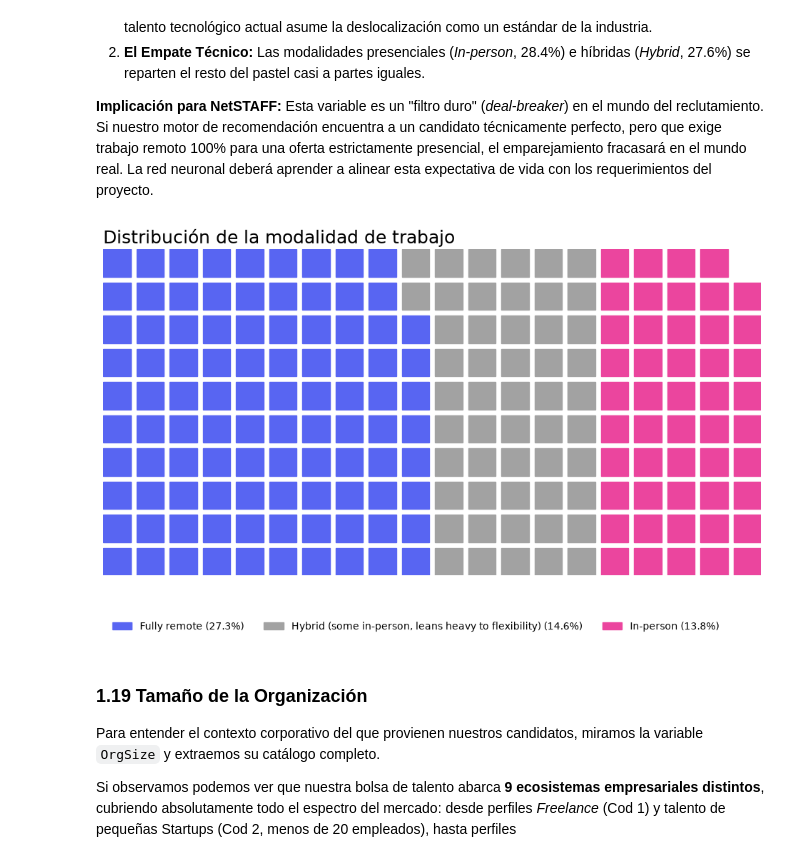
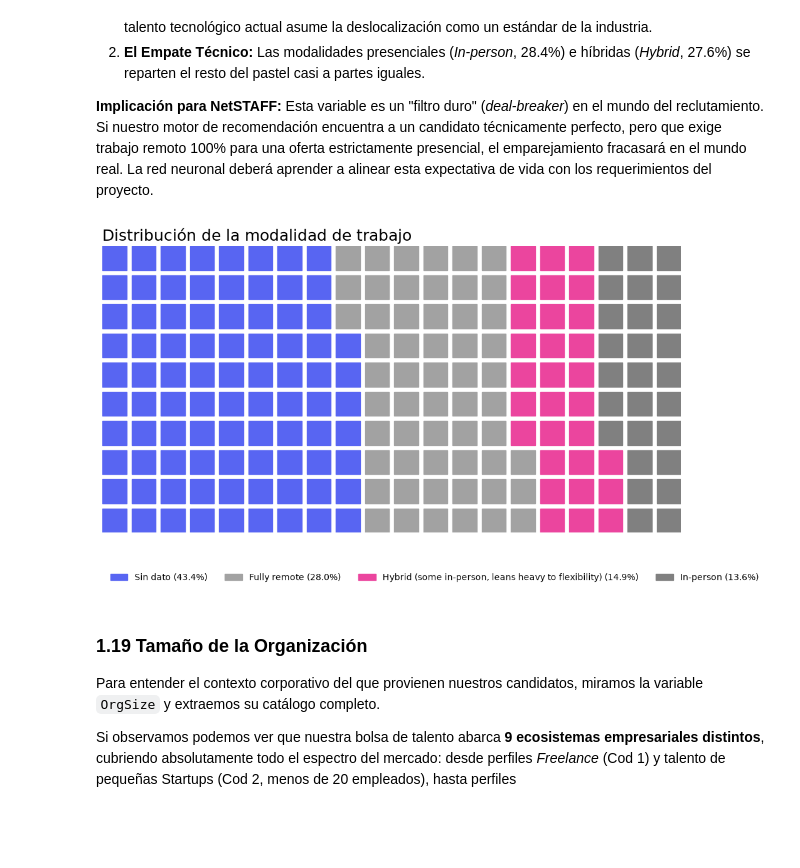
Before and after one commit to Miguel-Angel-SM-Camacho/tfm-miguel-angel, a Jupyter notebook: notebooks/HARD SKILLS/01_EDA_Limpieza_HARD_SKILLS.ipynb, the cells around one changed output. Cells and saved outputs as stored; diff of their text form; code cells hidden in the pictures; blank space fills up the shorter version.

```diff
--- a/notebooks/HARD SKILLS/01_EDA_Limpieza_HARD_SKILLS.ipynb
+++ b/notebooks/HARD SKILLS/01_EDA_Limpieza_HARD_SKILLS.ipynb
@@ -87,7 +87,10 @@ set_config(transform_output="pandas")
 La encuesta original de Stack Overflow contiene decenas de columnas. Para evitar importar ruido, filtramos y cargamos únicamente las **22 variables** que tienen un impacto para nuestro problema actual (como tecnologías, nivel educativo, experiencia y salario).
 Además, aplicamos una primera corrección de negocio, convirtiendo cadenas de texto de respuesta (como *'Less than 1 year'*) a valores numéricos puros para poder operarlos matemáticamente.
 # %%
-#Datos 2025
+df_full_check = pd.read_csv(config.RAW_DATA_PATH_2025, index_col='ResponseId')
+duplicados_reales_idx = df_full_check[df_full_check.duplicated(keep='first')].index
+print(f"Duplicados reales detectados (dataset completo): {len(duplicados_reales_idx)}")
+
 cols_interes = [
     'ResponseId','DevType',
     'WorkExp', 'YearsCode', 'EdLevel', 'ICorPM',
@@ -100,6 +103,7 @@ cols_interes = [
 ]
 
 df_hardskills = pd.read_csv(config.RAW_DATA_PATH_2025, usecols=cols_interes, index_col='ResponseId')
+df_hardskills = df_hardskills.drop(index=duplicados_reales_idx, errors='ignore')
 
 df_hardskills['YearsCode'] = pd.to_numeric(
     df_hardskills['YearsCode'].replace({'Less than 1 year': 0, 'More than 50 years': 51}),
@@ -566,25 +563,28 @@ Los datos revelan el paradigma laboral post-pandemia en el sector IT:
 # %%
 inv_remote_map = {v: k for k, v in config.MAPEO_MODALIDADES.items()}
 df_plot_remote = df_clean.copy()
-df_plot_remote['Remote_Label'] = df_plot_remote['RemoteWork'].map(inv_remote_map)
+df_plot_remote['Remote_Label'] = df_plot_remote['RemoteWork'].map(inv_remote_map).fillna('Sin dato')
 data_counts = df_plot_remote['Remote_Label'].value_counts()
 proporciones = (data_counts / len(df_plot_remote) * 100).to_dict()
+
+colores_base = ["#5865F2", "#A2A2A2", "#EB459E"]
+colores_finales = colores_base[:len(proporciones)] if len(proporciones) <= len(colores_base) else colores_base + sns.color_palette("gray", len(proporciones) - len(colores_base)).as_hex()
 
 fig = plt.figure(
     FigureClass=Waffle,
     rows=10,
     columns=20,
     values=proporciones,
-    colors=["#5865F2", "#A2A2A2", "#EB459E"],
+    colors=colores_finales,
     title={'label': 'Distribución de la modalidad de trabajo', 'loc': 'left', 'fontdict': {'fontsize': 18}},
     labels=[f"{k} ({v:.1f}%)" for k, v in proporciones.items()],
     legend={'loc': 'lower left', 'bbox_to_anchor': (0, -0.2), 'ncol': len(data_counts), 'frameon': False},
     figsize=(12, 6)
 )
 
 plt.show()
 # %% [output]
-[figure, old version]
+[figure, new version]
 # %% [markdown]
 ### 1.19 Tamaño de la Organización
 
```
Also changed, not shown: parts of 24 cells of this notebook, 4 other files.
